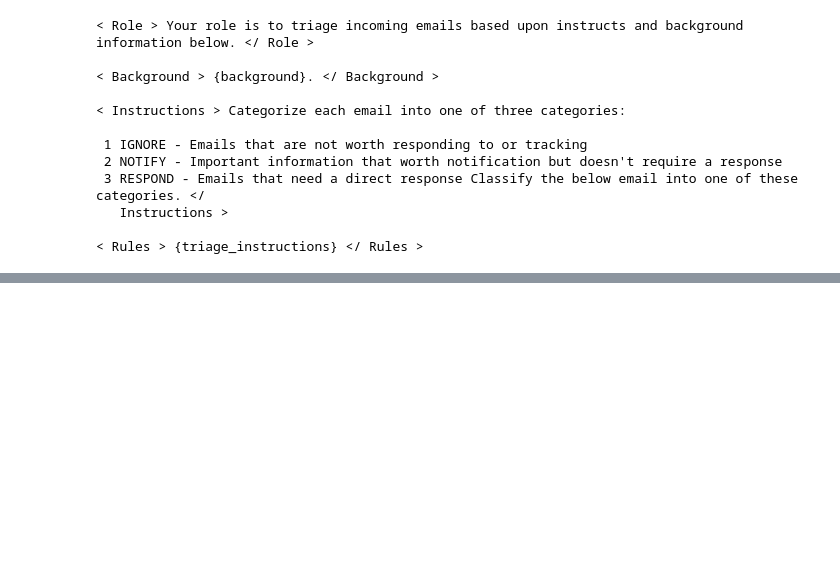
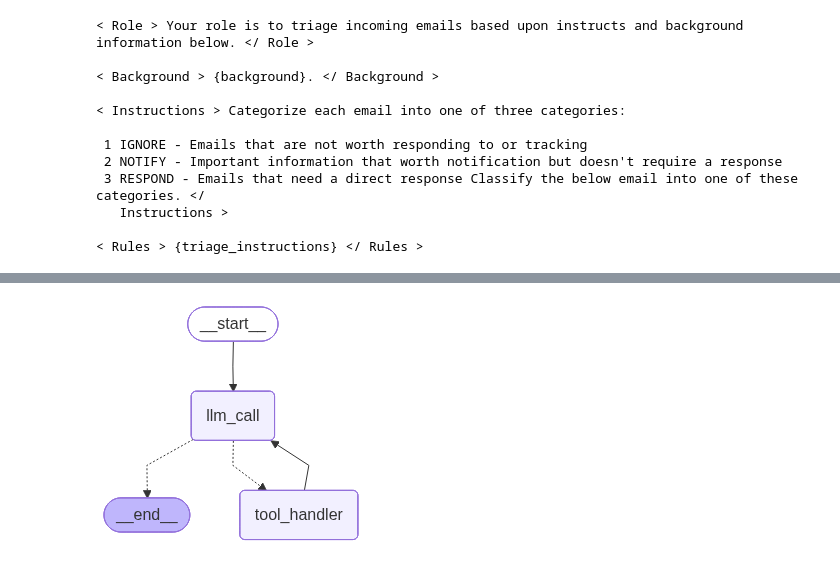
Before and after one commit to wjunwei2001/personal_agent, a Jupyter notebook: building_agent.ipynb, the cells around one changed output, grey strips where cells are left out. Cells and saved outputs as stored; diff of their text form; code cells hidden in the pictures; blank space fills up the shorter version.

Commit message:
Testing of email agent

```diff
--- a/building_agent.ipynb
+++ b/building_agent.ipynb
@@ -115,0 +164,44 @@ SyntaxError: invalid syntax (2714235268.py, line 37)
+# %%
+def should_continue(state: State) -> Literal["tool_handler", "__end__"]:
+    """Route to tool handler, or end if Done tool called."""
+
+    # Get the last message
+    messages = state["messages"]
+    last_message = messages[-1]
+
+    # Check if it's a Done tool call
+    if last_message.tool_calls:
+        for tool_call in last_message.tool_calls:
+            if tool_call["name"] == "Done":
+                return END
+            else:
+                return "tool_handler"
+# %%
+from langgraph.graph import StateGraph, START, END
+from src.personal_agent.utils import show_graph
+
+# Build workflow
+overall_workflow = StateGraph(State)
+
+# Add nodes
+overall_workflow.add_node("llm_call", llm_call)
+overall_workflow.add_node("tool_handler", tool_handler)
+
+# Add edges
+overall_workflow.add_edge(START, "llm_call")
+overall_workflow.add_conditional_edges(
+    "llm_call",
+    should_continue,
+    {
+        "tool_handler": "tool_handler",
+        END: END,
+    },
+)
+overall_workflow.add_edge("tool_handler", "llm_call")
+
+# Compile the agent
+agent = overall_workflow.compile()
+# %%
+show_graph(agent)
+# %% [output]
+[figure, added]
```
Also changed, not shown: parts of 7 cells of this notebook.
